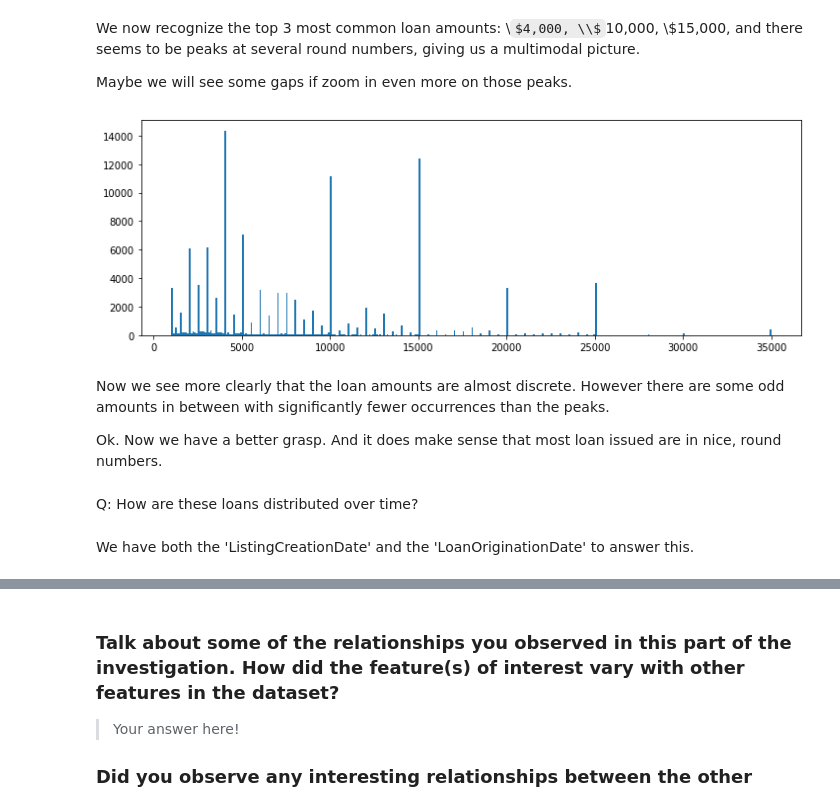
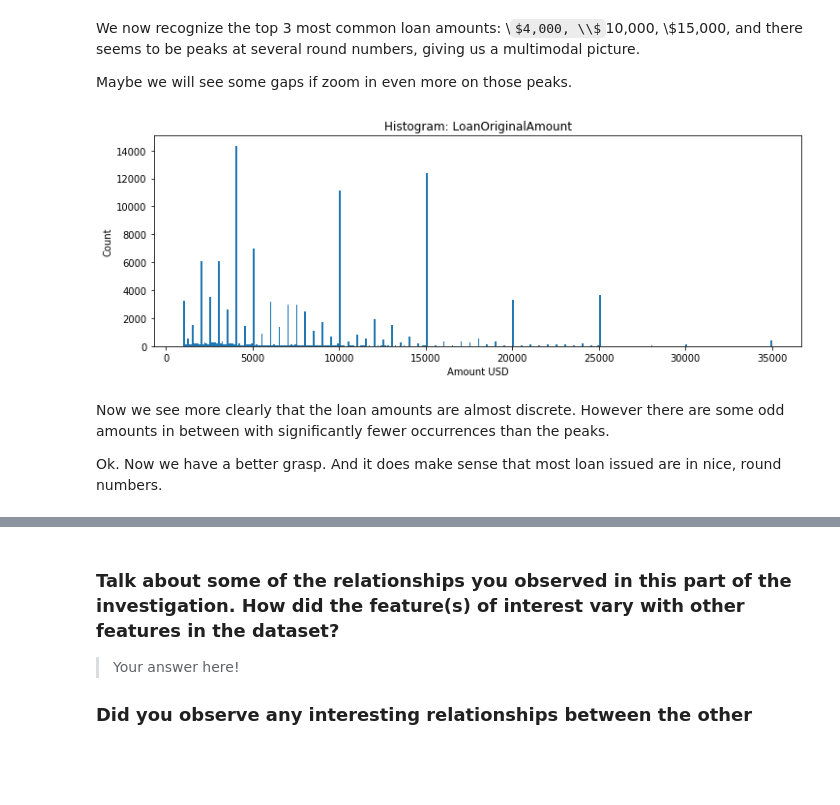
Before and after one commit to trulsmoller/communicate_data_findings, a Jupyter notebook: Exploration-of_Prosper-loan-data.ipynb, the cells around one changed output, grey strips where cells are left out. Saved outputs shown, nothing was run; the diff lists cells and outputs as text; code cells hidden in the pictures; some formulas as TeX source; blank space fills up the shorter version.

```diff
--- a/Exploration-of_Prosper-loan-data.ipynb
+++ b/Exploration-of_Prosper-loan-data.ipynb
@@ -352,15 +482,16 @@ Maybe we will see some gaps if zoom in even more on those peaks.
 # %%
 # We will use a histogram again and decrease the bin width even more.
 plt.figure(figsize = [12,4])
 bin_edges = np.arange(1000, df['LoanOriginalAmount'].max() + 100, 100)
-plt.hist(data = df, x = 'LoanOriginalAmount', bins = bin_edges);
+
+plt.hist(data = df, x = 'LoanOriginalAmount', bins = bin_edges)
+
+plt.xlabel('Amount USD')
+plt.ylabel('Count')
+plt.title('Histogram: LoanOriginalAmount');
 # %% [output]
-[figure, old version]
+[figure, new version]
 # %% [markdown]
 Now we see more clearly that the loan amounts are almost discrete. However there are some odd amounts in between with significantly fewer occurrences than the peaks.
 
 Ok. Now we have a better grasp. And it does make sense that most loan issued are in nice, round numbers.
-# %% [markdown]
-Q: How are these loans distributed over time?
-# %% [markdown]
-We have both the 'ListingCreationDate' and the 'LoanOriginationDate' to answer this.
```
Also changed, not shown: parts of 123 cells of this notebook.
